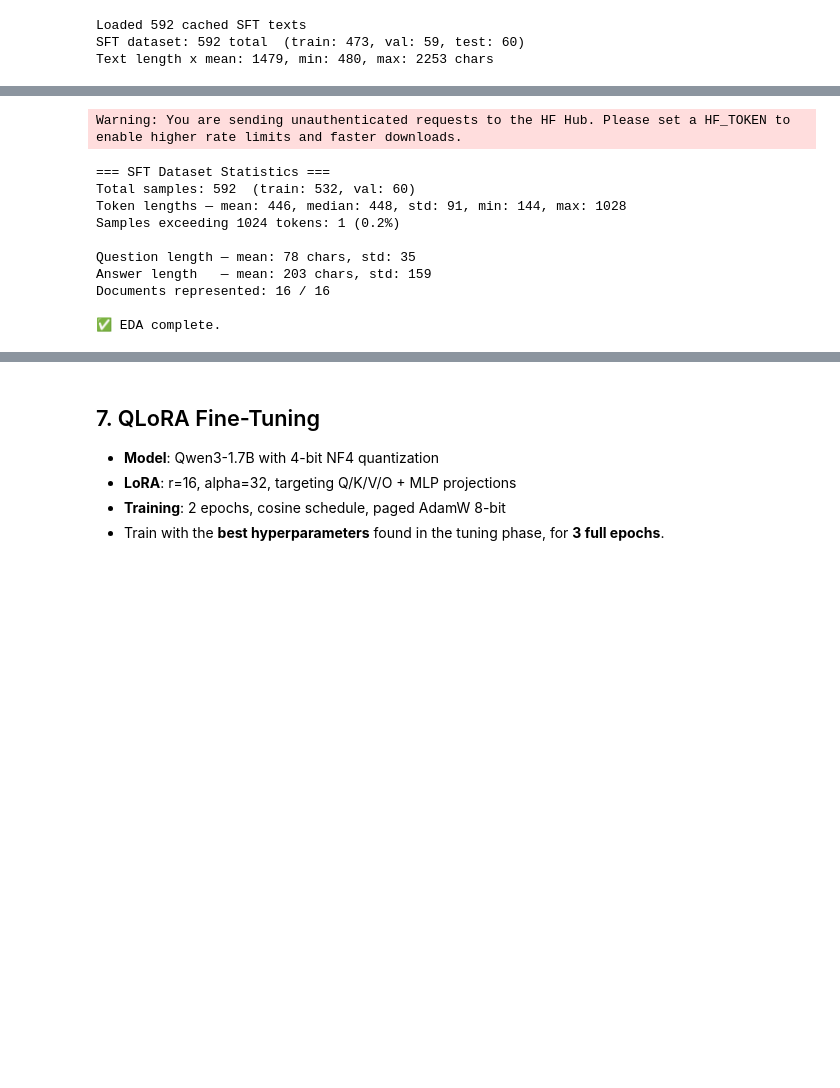
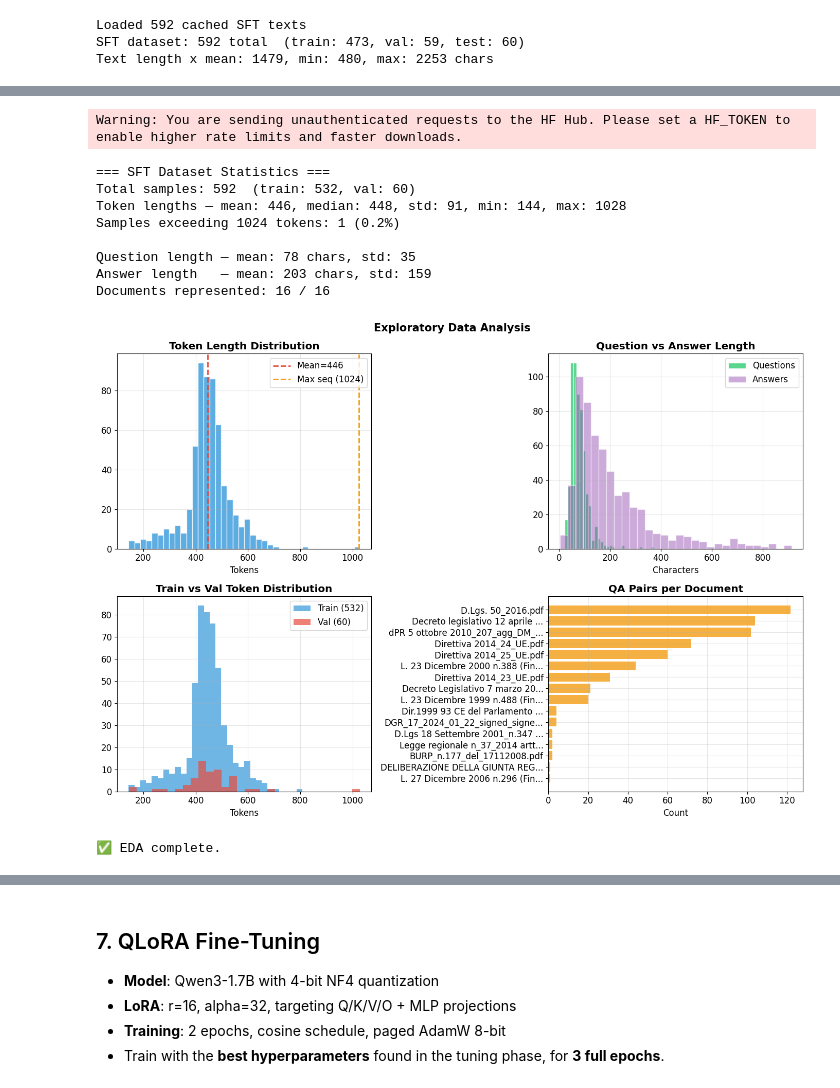
Before and after one commit to MarcoLillx/SLM_Finetuning_4_RAG, a Jupyter notebook: notebooks/slm-finetuning-rag-pa.ipynb, the cells around one changed output, grey strips where cells are left out. Saved outputs shown, nothing was run; the diff lists cells and outputs as text; code cells hidden in the pictures; blank space fills up the shorter version.

```diff
--- a/notebooks/slm-finetuning-rag-pa.ipynb
+++ b/notebooks/slm-finetuning-rag-pa.ipynb
@@ -645,6 +652,6 @@ Analyze the SFT dataset before training to understand data quality, distribution
 # %%
 import matplotlib
-matplotlib.use('Agg')
+#matplotlib.use('Agg') #use this if you want only to save the plots and not show them
 import matplotlib.pyplot as plt
 import seaborn as sns
 plt.rcParams.update({'figure.figsize':(10,6),'font.size':12,'axes.grid':True,'grid.alpha':0.3})
@@ -697,32 +704,32 @@ axes[0,1].set_xlabel('Characters'); axes[0,1].legend()
 
 axes[1,0].hist(train_tok, bins=30, alpha=0.7, color='#3498db', label=f'Train ({len(train_tok)})')
 axes[1,0].hist(val_tok, bins=30, alpha=0.7, color='#e74c3c', label=f'Val ({len(val_tok)})')
 axes[1,0].set_title('Train vs Val Token Distribution', fontweight='bold')
 axes[1,0].set_xlabel('Tokens'); axes[1,0].legend()
 
 src_sorted = dict(sorted(sources.items(), key=lambda x: x[1], reverse=True))
 names = [s[:30]+'...' if len(s)>33 else s for s in src_sorted.keys()]
 axes[1,1].barh(names, list(src_sorted.values()), color='#f39c12', alpha=0.8)
 axes[1,1].set_title('QA Pairs per Document', fontweight='bold')
 axes[1,1].set_xlabel('Count')
 axes[1,1].invert_yaxis()
 
 fig.suptitle('Exploratory Data Analysis', fontsize=15, fontweight='bold')
 plt.tight_layout()
 plt.savefig(PLOTS_DIR/'eda_analysis.png', dpi=150, bbox_inches='tight')
 plt.show()
 
 del tok_eda
 print('\n✅ EDA complete.')
 # %% [output]
 Warning: You are sending unauthenticated requests to the HF Hub. Please set a HF_TOKEN to enable higher rate limits and faster downloads.
 === SFT Dataset Statistics ===
 Total samples: 592  (train: 532, val: 60)
 Token lengths — mean: 446, median: 448, std: 91, min: 144, max: 1028
 Samples exceeding 1024 tokens: 1 (0.2%)
 
 Question length — mean: 78 chars, std: 35
 Answer length   — mean: 203 chars, std: 159
 Documents represented: 16 / 16
-
-✅ EDA complete.
+[figure, added]
+✅ EDA complete.
```
Also changed, not shown: parts of 27 cells of this notebook, 8 other files.
